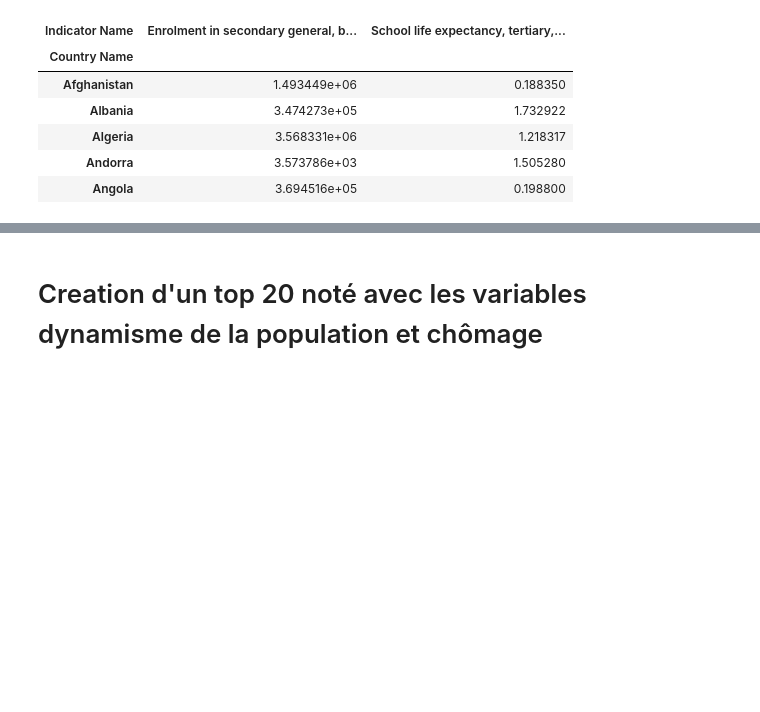
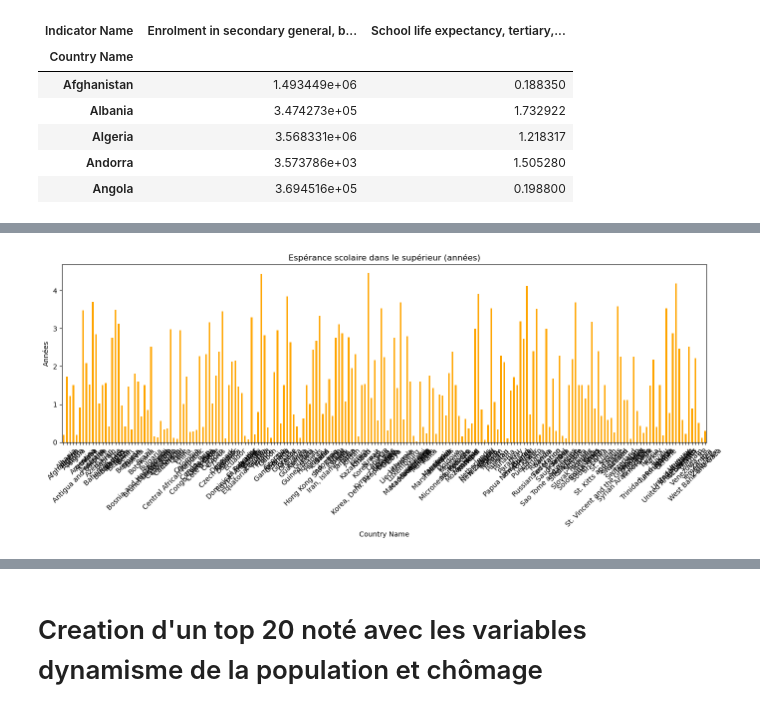
Before and after one commit to Thomas-Auvin/Projet2, a Jupyter notebook: Projet-2.ipynb, the cells around one changed output, grey strips where cells are left out. Drawn from its saved outputs; the diff is of its cells as text; code cells hidden in the pictures; blank space fills up the shorter version.

```diff
--- a/Projet-2.ipynb
+++ b/Projet-2.ipynb
@@ -997,3 +1011,17 @@ Pivot_table_colonnes_principales.head()
+# %%
+plt.figure(figsize=(14, 6))
+
+Pivot_table_colonnes_principales[
+    "School life expectancy, tertiary, both sexes (years)"
+].plot(kind='bar', color='orange')
+plt.title("Espérance scolaire dans le supérieur (années)")
+plt.ylabel("Années")
+plt.xticks(rotation=45)
+
+plt.tight_layout()
+plt.show()
+# %% [output]
+[figure, added]
 # %%
 # 1. Classement strict par variable
 classements = Pivot_table_colonnes_principales.rank(ascending=False, method='first')
```
Also changed, not shown: parts of 1 cell of this notebook.
